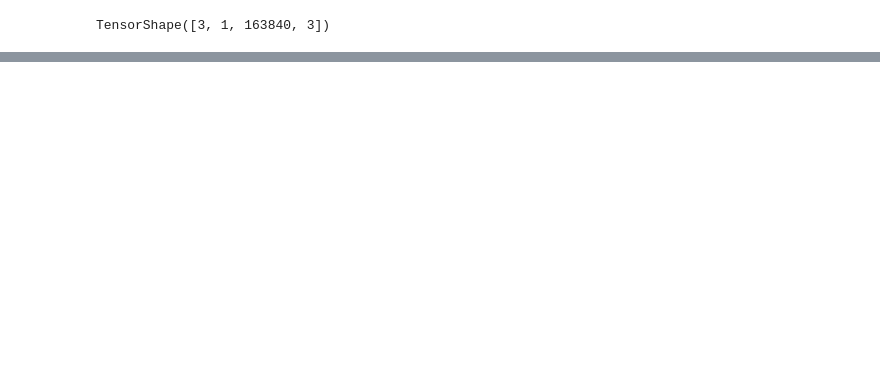
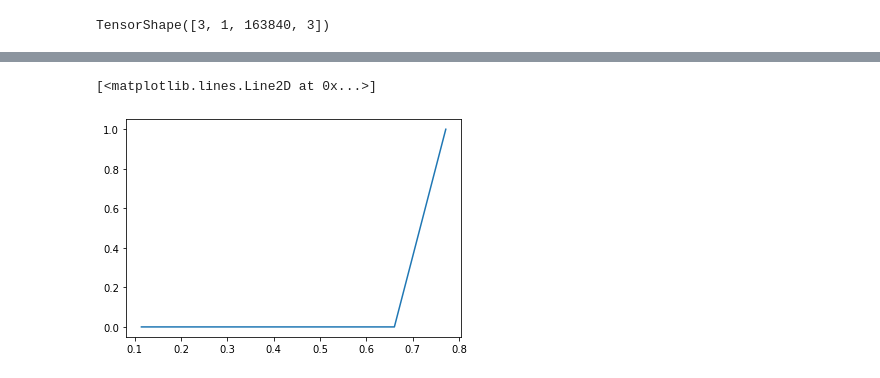
Before and after one commit to DifferentiableUniverseInitiative/flowpm, a Jupyter notebook: notebooks/Denise_lightcone.ipynb, the cells around one changed output, grey strips where cells are left out. Cells and saved outputs as stored; diff of their text form; code cells hidden in the pictures; blank space fills up the shorter version.

```diff
--- a/notebooks/Denise_lightcone.ipynb
+++ b/notebooks/Denise_lightcone.ipynb
@@ -290,0 +335,5 @@ imshow(current_convergence)
+# %%
+plot(z_array, pz_array)
+# %% [output]
+[<matplotlib.lines.Line2D at 0x...>]
+[figure, added]
```
Also changed, not shown: parts of 32 cells of this notebook.
